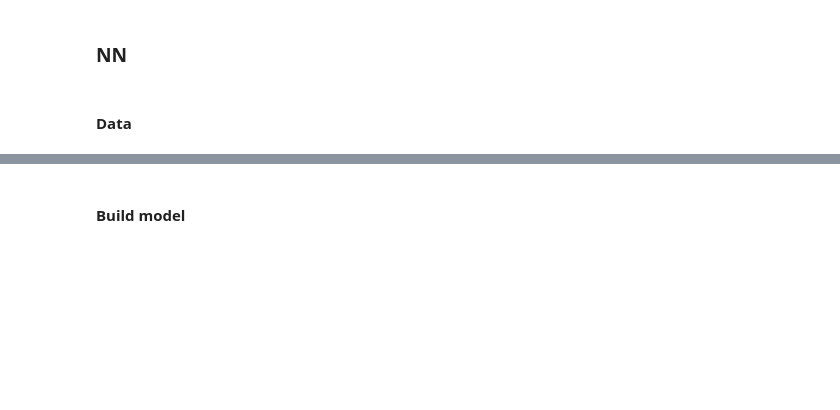
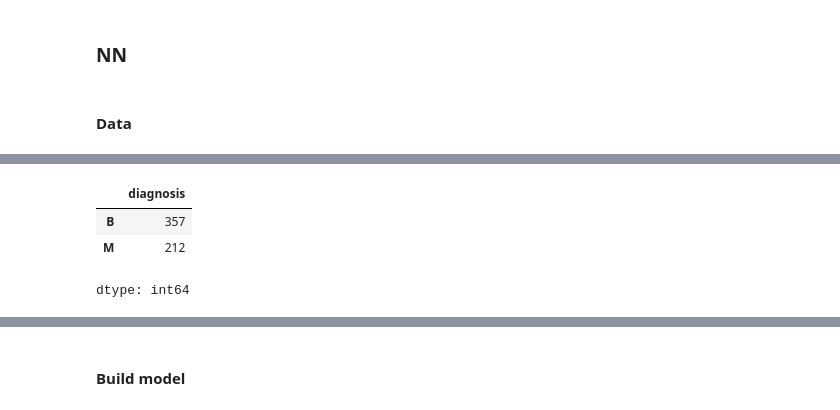
Before and after one commit to dmitryglhf/jupyter-projects, a Jupyter notebook: lab_1.ipynb, the cells around one changed output, grey strips where cells are left out. Cells and saved outputs as stored; diff of their text form; code cells hidden in the pictures; blank space fills up the shorter version.

```diff
--- a/lab_1.ipynb
+++ b/lab_1.ipynb
@@ -212,8 +224,15 @@ NUMPY Origin matrix A:
 # %%
-data = pd.read_csv('cancer_tumor_data_features.csv')
 columns_to_drop = ['id', 'Unnamed: 32']
 data.drop(columns_to_drop, axis=1, inplace=True)
 
 X = data.drop('diagnosis', axis=1)
 y = data.diagnosis
+
+# target column values
+data.diagnosis.value_counts()
+# %% [output]
+|  | diagnosis |
+| B | 357 |
+| M | 212 |
+dtype: int64
 # %%
```
Also changed, not shown: parts of 15 cells of this notebook.
